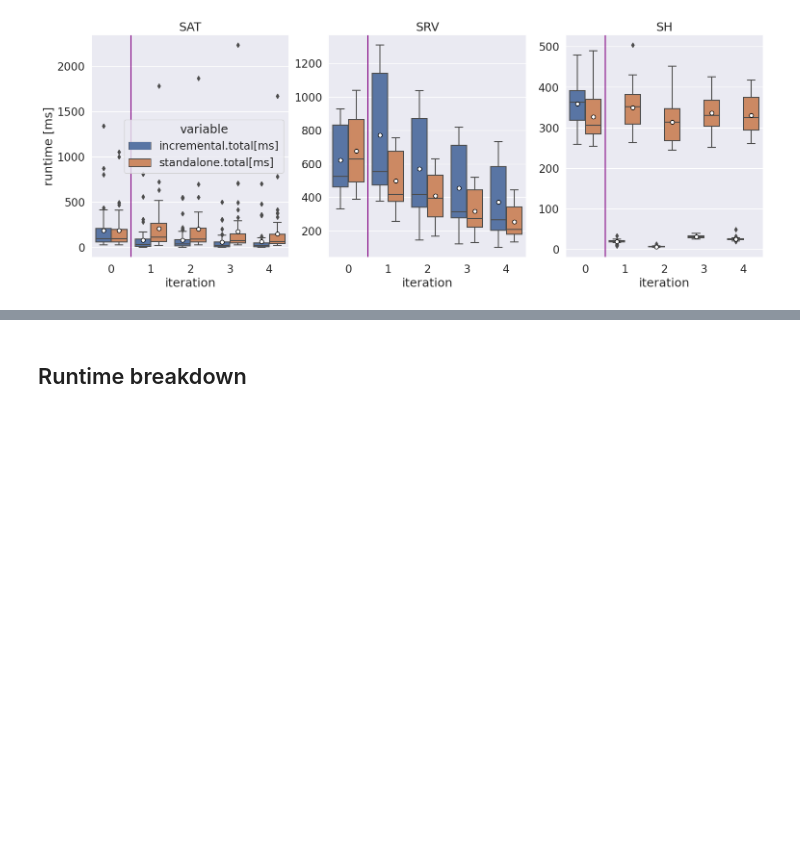
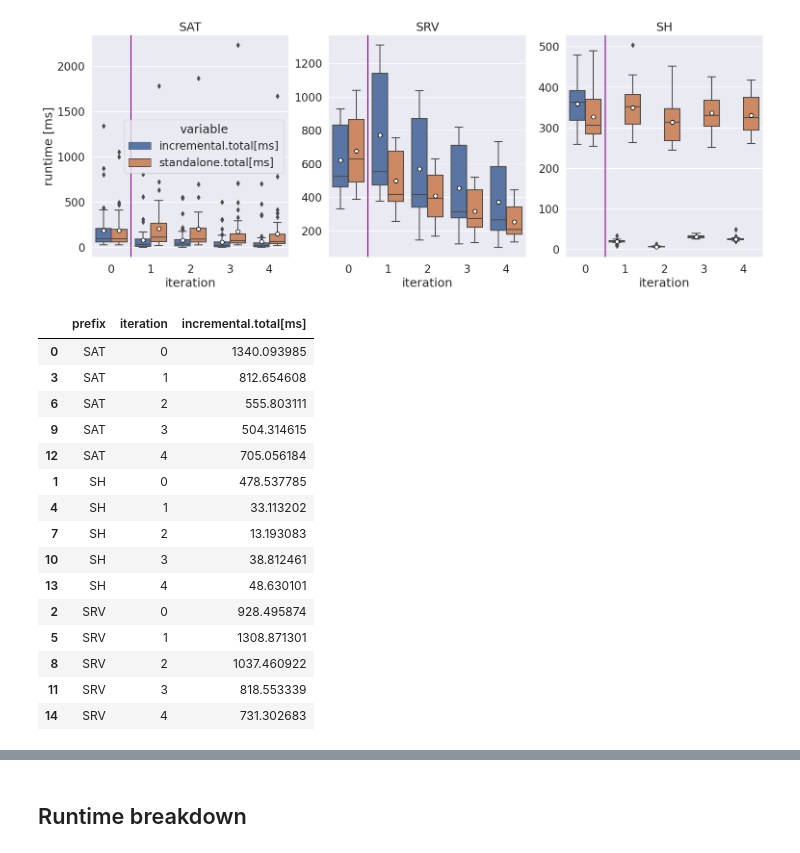
Before and after one commit to PELAB-LiU/ProbabilisticGraphQuery, a Jupyter notebook: measurements/a_rq2_rq3_incremental.ipynb, the cells around one changed output, grey strips where cells are left out. Saved outputs shown, nothing was run; the diff lists cells and outputs as text; code cells hidden in the pictures; blank space fills up the shorter version.

```diff
--- a/measurements/a_rq2_rq3_incremental.ipynb
+++ b/measurements/a_rq2_rq3_incremental.ipynb
@@ -63,3 +63,25 @@ subplot(axes[2], 'SH', None, False)
 fig.savefig("figures/incremental_reduced.pdf", bbox_inches='tight')
 # %% [output]
 [figure]
+# %%
+tmp = df_incremental.groupby(['iteration', 'prefix']).max(numeric_only=True).reset_index()[['prefix', 'iteration',
+    'incremental.total[ms]'
+]]
+tmp.sort_values(by=['prefix', 'iteration'])
+# %% [output]
+|  | prefix | iteration | incremental.total[ms] |
+| 0 | SAT | 0 | 1340.093985 |
+| 3 | SAT | 1 | 812.654608 |
+| 6 | SAT | 2 | 555.803111 |
+| 9 | SAT | 3 | 504.314615 |
+| 12 | SAT | 4 | 705.056184 |
+| 1 | SH | 0 | 478.537785 |
+| 4 | SH | 1 | 33.113202 |
+| 7 | SH | 2 | 13.193083 |
+| 10 | SH | 3 | 38.812461 |
+| 13 | SH | 4 | 48.630101 |
+| 2 | SRV | 0 | 928.495874 |
+| 5 | SRV | 1 | 1308.871301 |
+| 8 | SRV | 2 | 1037.460922 |
+| 11 | SRV | 3 | 818.553339 |
+| 14 | SRV | 4 | 731.302683 |
```
Also changed, not shown: parts of 4 cells of this notebook, 6 other files.
